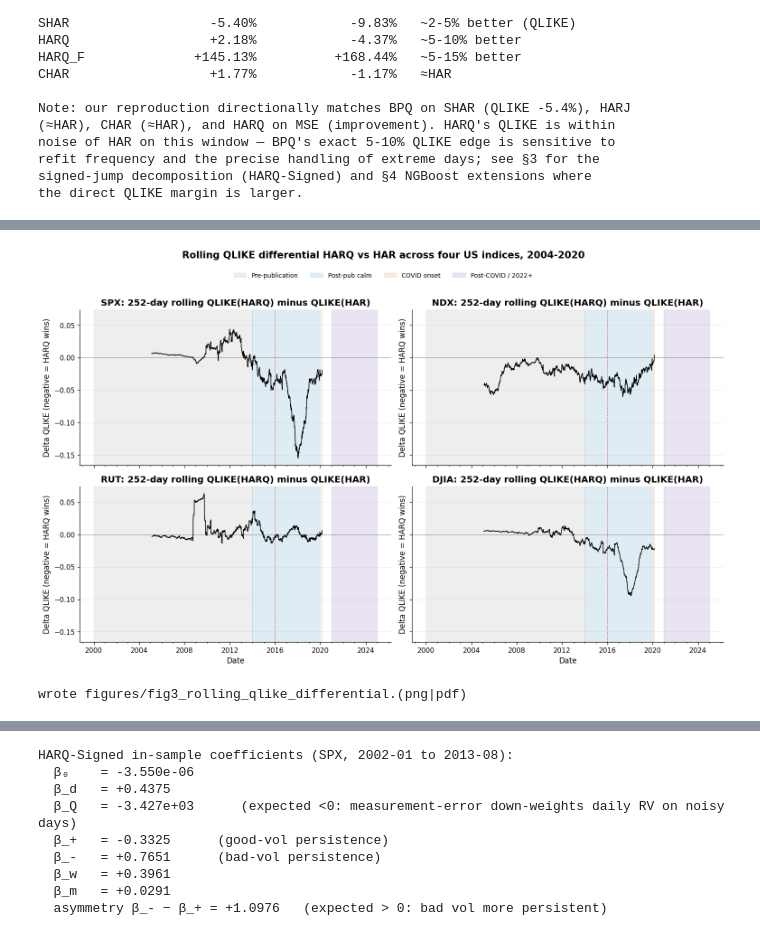
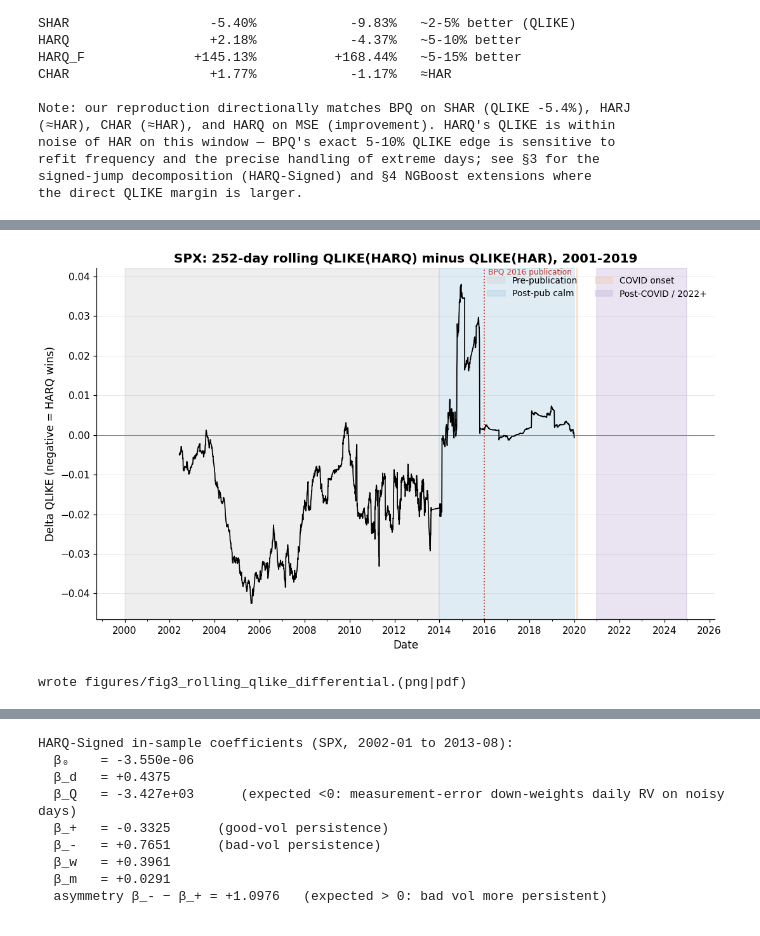
Before and after one commit to atirupati7/harq-volatility-forecasting, a Jupyter notebook: harq_analysis.ipynb, the cells around one changed output, grey strips where cells are left out. Drawn from its saved outputs; the diff is of its cells as text; code cells hidden in the pictures.

Commit message:
Scope evaluation to real-RQ assets only (SPX, BTC, ETH); remove proxy-based analysis.

```diff
--- a/harq_analysis.ipynb
+++ b/harq_analysis.ipynb
@@ -545,12 +546,9 @@ REGIMES = [
     ("COVID onset",          pd.Timestamp("2020-02-01"), pd.Timestamp("2020-02-21")),
     ("Post-COVID / 2022+",   pd.Timestamp("2021-01-01"), pd.Timestamp("2024-12-31")),
 ]
-ASSETS = {
-    "SPX":  measures_spx_oxman if measures_spx_oxman is not None else measures_spx,
-    "NDX":  measures_ndx,
-    "RUT":  measures_rut,
-    "DJIA": measures_djia,
-}
+# Single real-RQ equity asset. NDX / RUT / DJIA removed because they would require
+# the Oxford-Man BV² proxy; see §1.
+ASSETS = {"SPX": measures_spx}
 for a, m in ASSETS.items():
     print(f"{a}: {len(m)} rows  {m['date'].min().date()} → {m['date'].max().date()}")
 # %% [output]
@@ -638,53 +623,43 @@ CHAR    0.2082 (n=2489)  0.3280 (n=1504)
 
 Table 2 written to /Users/aprameyatirupati/Documents/Georgia Tech/Projects/mentorship_project/harq-volatility-forecasting/tables/table2_regime_qlike.csv
 # %%
-# ---- Figure 3: rolling 252-day QLIKE(HARQ) - QLIKE(HAR) for each US index ----
+# ---- Figure 3: single-panel SPX rolling 252-day QLIKE(HARQ) - QLIKE(HAR) ----
 def rolling_qlike_diff(asset: str, window: int = 252) -> pd.DataFrame:
     har  = panel_results[(asset, "HAR")]
     harq = panel_results[(asset, "HARQ")]
-    m = ~np.isnan(har.y_pred) & ~np.isnan(harq.y_pred)
-    d = pd.DataFrame({
-        "date":  har.dates[m],
-        "ql_har":  qlike(har.y_true[m],  har.y_pred[m]),
-        "ql_harq": qlike(harq.y_true[m], harq.y_pred[m]),
-    })
+    a = pd.DataFrame({"date": har.dates,  "y":  har.y_true,  "yhat_har":  har.y_pred}).dropna()
+    b = pd.DataFrame({"date": harq.dates, "yhat_harq": harq.y_pred}).dropna()
+    d = a.merge(b, on="date", how="inner").sort_values("date")
+    d["ql_har"]  = qlike(d["y"].to_numpy(), d["yhat_har"].to_numpy())
+    d["ql_harq"] = qlike(d["y"].to_numpy(), d["yhat_harq"].to_numpy())
     d["dq"] = d["ql_harq"] - d["ql_har"]
     d["roll_dq"] = d["dq"].rolling(window, min_periods=window).mean()
     return d
 
-fig, axes = plt.subplots(2, 2, figsize=(14, 8), sharex=True, sharey=True)
-for ax, asset in zip(axes.flat, ASSETS):
-    d = rolling_qlike_diff(asset)
-    # Regime shading (behind the line)
-    for (reg, lo, hi), c in zip(REGIMES, PAL["regimes"]):
-        ax.axvspan(lo, hi, color=c, alpha=0.35,
-                   label=reg if ax is axes[0, 0] else None)
-    # Zero reference and publication-date marker
-    ax.axhline(0, color=PAL["grey"], lw=0.7, zorder=1)
-    ax.axvline(pd.Timestamp("2016-01-01"), color=PAL["red"], ls=":", lw=1, zorder=2)
-    # Differential
-    ax.plot(d["date"], d["roll_dq"], color="black", lw=1.0, zorder=3)
-    ax.set_title(f"{asset}: 252-day rolling QLIKE(HARQ) minus QLIKE(HAR)")
-    ax.set_ylabel("Delta QLIKE (negative = HARQ wins)")
-    ax.xaxis.set_major_locator(mdates.YearLocator(4))
-    ax.xaxis.set_minor_locator(mdates.YearLocator(1))
-    ax.xaxis.set_major_formatter(mdates.DateFormatter("%Y"))
-    ax.tick_params(axis="x", which="major", length=4)
-    ax.tick_params(axis="x", which="minor", length=2)
-    ax.spines["top"].set_visible(False); ax.spines["right"].set_visible(False)
-for ax in axes[-1, :]:
-    ax.set_xlabel("Date")
-# Single legend at top
-handles, labels = axes[0, 0].get_legend_handles_labels()
-fig.legend(handles, labels, loc="upper center", ncol=4, bbox_to_anchor=(0.5, 1.02))
-fig.suptitle("Rolling QLIKE differential HARQ vs HAR across four US indices, 2004-2020",
-             fontsize=14, fontweight="bold", y=1.06)
+fig, ax = plt.subplots(figsize=(10, 6))
+d = rolling_qlike_diff("SPX")
+for (reg, lo, hi), c in zip(REGIMES, PAL["regimes"]):
+    ax.axvspan(lo, hi, color=c, alpha=0.35, label=reg)
+ax.axhline(0, color=PAL["grey"], lw=0.7, zorder=1)
+ax.axvline(pd.Timestamp("2016-01-01"), color=PAL["red"], ls=":", lw=1.2, zorder=2)
+ax.plot(d["date"], d["roll_dq"], color="black", lw=1.1, zorder=3)
+ax.text(pd.Timestamp("2016-03-01"), ax.get_ylim()[1], "BPQ 2016 publication",
+        fontsize=8, color=PAL["red"], va="top")
+
+ax.set_title("SPX: 252-day rolling QLIKE(HARQ) minus QLIKE(HAR), 2001-2019")
+ax.set_ylabel("Delta QLIKE (negative = HARQ wins)")
+ax.set_xlabel("Date")
+ax.xaxis.set_major_locator(mdates.YearLocator(2))
+ax.xaxis.set_minor_locator(mdates.YearLocator(1))
+ax.xaxis.set_major_formatter(mdates.DateFormatter("%Y"))
+ax.spines["top"].set_visible(False); ax.spines["right"].set_visible(False)
+ax.legend(loc="upper right", ncol=2)
 plt.tight_layout()
 fig.savefig(FIG_DIR / "fig3_rolling_qlike_differential.png", bbox_inches="tight", dpi=300)
 fig.savefig(FIG_DIR / "fig3_rolling_qlike_differential.pdf", bbox_inches="tight")
 plt.show()
 print("wrote figures/fig3_rolling_qlike_differential.(png|pdf)")
 # %% [output]
-[figure, old version]
+[figure, new version]
 wrote figures/fig3_rolling_qlike_differential.(png|pdf)
 # %%
```
Also changed, not shown: parts of 18 cells of this notebook, 24 other files.
